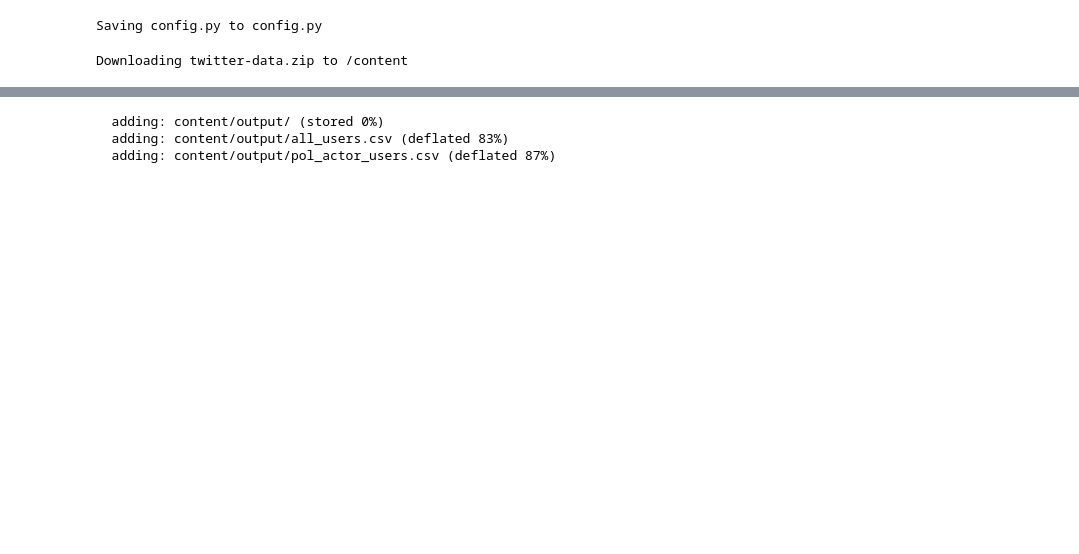
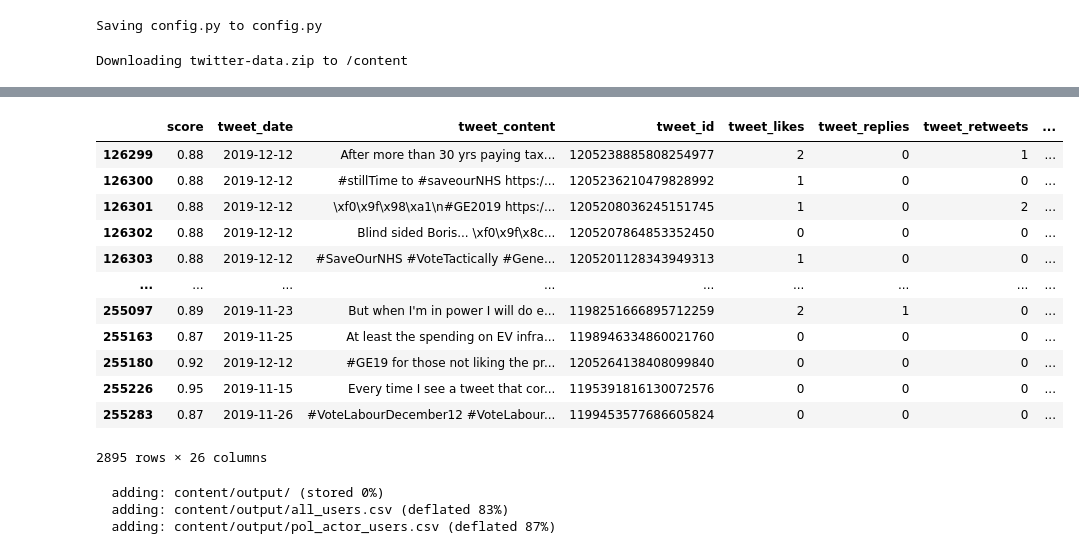
Before and after one commit to ab17254/dissertation, a Jupyter notebook: load_data.ipynb, the cells around one changed output, grey strips where cells are left out. Drawn from its saved outputs; the diff is of its cells as text; code cells hidden in the pictures; blank space fills up the shorter version.

```diff
--- a/load_data.ipynb
+++ b/load_data.ipynb
@@ -162,0 +141,2 @@ pol_df['tweet_date'] = pd.to_datetime(pol_df['tweet_date'])
+# %%
+bot_df['tweet_date'] = bot_df['tweet_date'].map(lambda x: str(x)[:-15])
@@ -163,3 +149,3 @@ pol_df['tweet_date'] = pd.to_datetime(pol_df['tweet_date'])
 # %%
-all_2019_df['tweet_date'] = pd.to_datetime(all_2019_df['tweet_date'])
-all_2019_df = all_2019_df[~(all_2019_df['tweet_date'] < '2019-11-06')]
+bot_df['tweet_date'] = pd.to_datetime(bot_df['tweet_date'])
+bot_df = bot_df[~(bot_df['tweet_date'] < '2019-11-06')]
@@ -304,0 +245,14 @@ KeyboardInterrupt: ignored
+# %%
+bot_df = fix_encode(bot_df)
+bot_df['hashtags'] = hashtag_extract(bot_df['tweet_content'])
+bot_df['quoted_hashtags'] = hashtag_extract(bot_df['quotedTweet_content'])
+bot_df['clean_tweet_content'] = clean_tweet(bot_df['tweet_content'])
+bot_df['clean_quotedTweet_content'] = clean_tweet(bot_df['quotedTweet_content'])
+bot_df = preprocessing_user(bot_df)
+# bot_df['clean_sentiment_content'] = clean_sentiment(bot_df['tweet_content'])
+# bot_df['clean_sentiment_quoted'] = clean_sentiment(bot_df['quotedTweet_content'])
+# sentiment_2019_df = sentiment(bot_df, 'clean_sentiment_content')
+# all_2019_sent_df=sentiment_2019_df.merge(right=bot_df, left_on='text_clean_sentiment_content', right_on='clean_sentiment_content')
+# sentiment_2019_quoted_df = sentiment(bot_df, 'clean_sentiment_quoted')
+# final_df=sentiment_2019_quoted_df.merge(right=all_2019_sent_df, left_on='text_clean_sentiment_quoted', right_on='clean_sentiment_quoted')
+# final_df = final_df.drop(columns=['text_clean_sentiment_quoted', 'text_clean_sentiment_content', 'clean_sentiment_content', 'clean_sentiment_quoted'])
@@ -305,3 +280,19 @@ KeyboardInterrupt: ignored
+# %%
+bot_df
+# %% [output]
+|  | score | tweet_date | tweet_content | tweet_id | tweet_likes | tweet_replies | tweet_retweets | ... |
+| 126299 | 0.88 | 2019-12-12 | After more than 30 yrs paying tax... | 1205238885808254977 | 2 | 0 | 1 | ... |
+| 126300 | 0.88 | 2019-12-12 | #stillTime to #saveourNHS https:/... | 1205236210479828992 | 1 | 0 | 0 | ... |
+| 126301 | 0.88 | 2019-12-12 | \xf0\x9f\x98\xa1\n#GE2019 https:/... | 1205208036245151745 | 1 | 0 | 2 | ... |
+| 126302 | 0.88 | 2019-12-12 | Blind sided Boris... \xf0\x9f\x8c... | 1205207864853352450 | 0 | 0 | 0 | ... |
+| 126303 | 0.88 | 2019-12-12 | #SaveOurNHS #VoteTactically #Gene... | 1205201128343949313 | 1 | 0 | 0 | ... |
+| ... | ... | ... | ... | ... | ... | ... | ... | ... |
+| 255097 | 0.89 | 2019-11-23 | But when I'm in power I will do e... | 1198251666895712259 | 2 | 1 | 0 | ... |
+| 255163 | 0.87 | 2019-11-25 | At least the spending on EV infra... | 1198946334860021760 | 0 | 0 | 0 | ... |
+| 255180 | 0.92 | 2019-12-12 | #GE19 for those not liking the pr... | 1205264138408099840 | 0 | 0 | 0 | ... |
+| 255226 | 0.95 | 2019-11-15 | Every time I see a tweet that cor... | 1195391816130072576 | 0 | 0 | 0 | ... |
+| 255283 | 0.87 | 2019-11-26 | #VoteLabourDecember12 #VoteLabour... | 1199453577686605824 | 0 | 0 | 0 | ... |
+2895 rows × 26 columns
 # %%
 fig, ax = plt.subplots(figsize=(20,10))
 g = sns.histplot(data=all_2019_sent_df, x='tweet_date')
```
Also changed, not shown: parts of 30 cells of this notebook.
